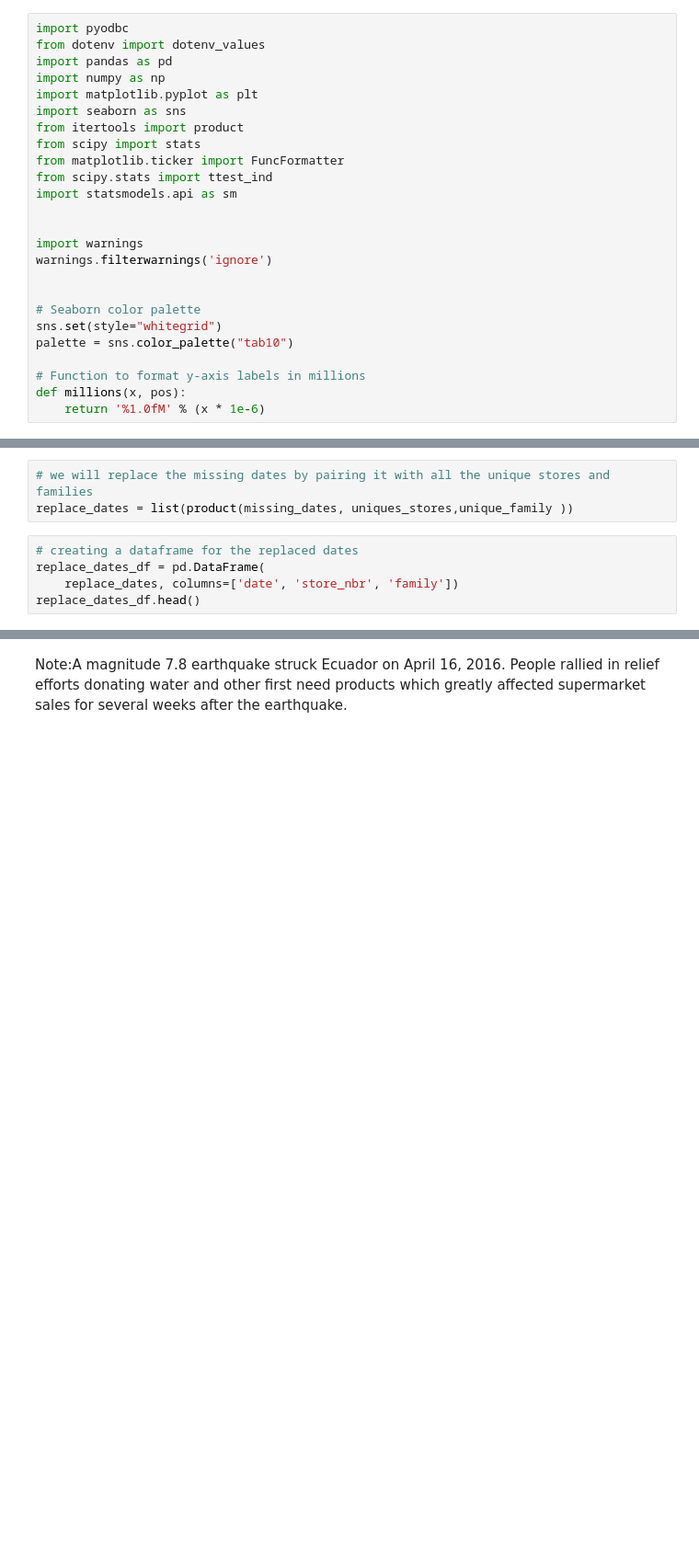
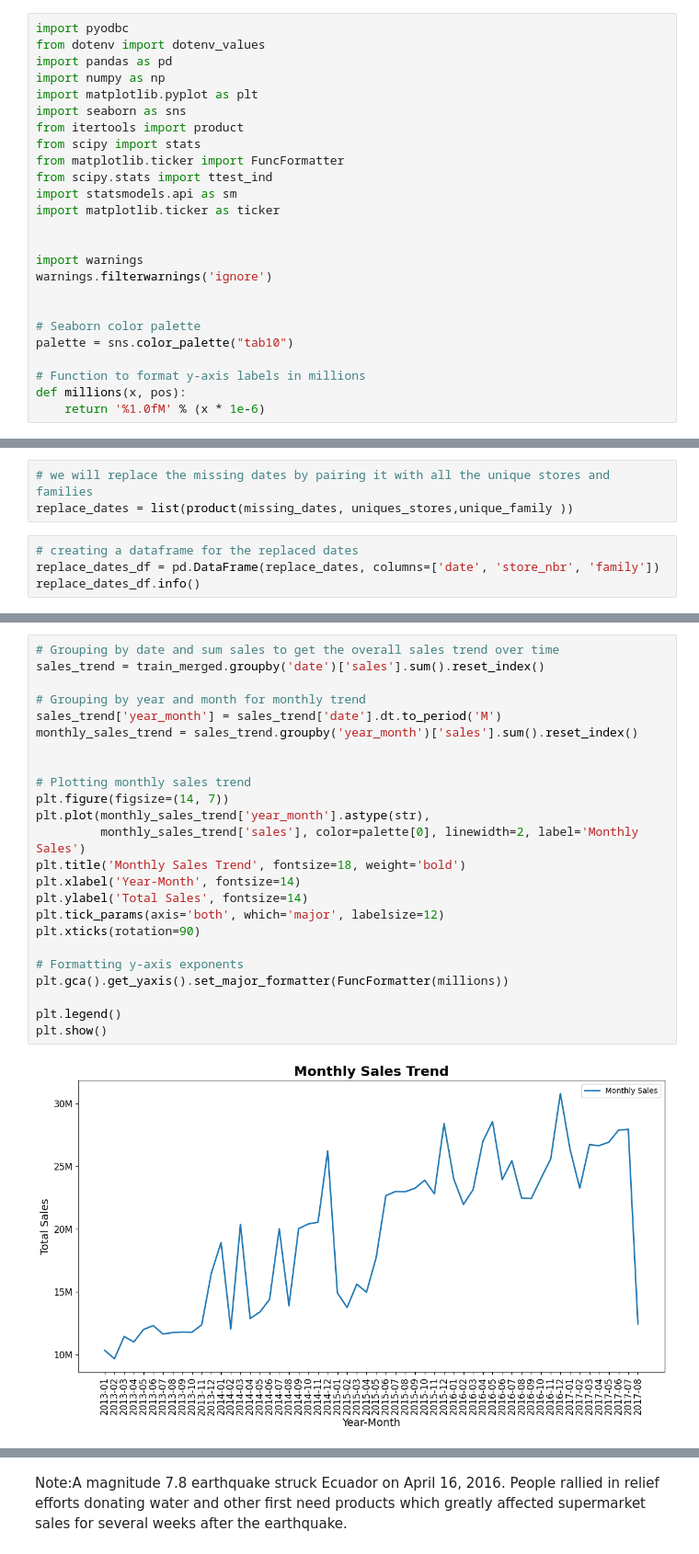
Before and after one commit to elishastanley/Demand-Forecasting-Optimization-for-Corporation-Favorita-A-Time-Series-Regression-ML-Approach, a Jupyter notebook: Notebooks/main.ipynb, the cells around one changed output, grey strips where cells are left out. Shown at 92% size. Drawn from its saved outputs; the diff is of its cells as text; blank space fills up the shorter version.

```diff
--- a/Notebooks/main.ipynb
+++ b/Notebooks/main.ipynb
@@ -62,6 +62,7 @@ from scipy import stats
 from matplotlib.ticker import FuncFormatter
 from scipy.stats import ttest_ind
 import statsmodels.api as sm
+import matplotlib.ticker as ticker
 
 
 import warnings
@@ -69,7 +70,6 @@ warnings.filterwarnings('ignore')
 
 
 # Seaborn color palette
-sns.set(style="whitegrid")
 palette = sns.color_palette("tab10")
 
 # Function to format y-axis labels in millions
@@ -602,6 +545,5 @@ unique_family = train_merged.family.unique()
 replace_dates = list(product(missing_dates, uniques_stores,unique_family ))
 # %%
 # creating a dataframe for the replaced dates
-replace_dates_df = pd.DataFrame(
-    replace_dates, columns=['date', 'store_nbr', 'family'])
-replace_dates_df.head()
+replace_dates_df = pd.DataFrame(replace_dates, columns=['date', 'store_nbr', 'family'])
+replace_dates_df.info()
@@ -632,0 +627,26 @@ yearly_sales = sales_data.groupby(['year', 'date'])[
+# %%
+# Grouping by date and sum sales to get the overall sales trend over time
+sales_trend = train_merged.groupby('date')['sales'].sum().reset_index()
+
+# Grouping by year and month for monthly trend
+sales_trend['year_month'] = sales_trend['date'].dt.to_period('M')
+monthly_sales_trend = sales_trend.groupby('year_month')['sales'].sum().reset_index()
+
+
+# Plotting monthly sales trend
+plt.figure(figsize=(14, 7))
+plt.plot(monthly_sales_trend['year_month'].astype(str),
+         monthly_sales_trend['sales'], color=palette[0], linewidth=2, label='Monthly Sales')
+plt.title('Monthly Sales Trend', fontsize=18, weight='bold')
+plt.xlabel('Year-Month', fontsize=14)
+plt.ylabel('Total Sales', fontsize=14)
+plt.tick_params(axis='both', which='major', labelsize=12)
+plt.xticks(rotation=90)
+
+# Formatting y-axis exponents
+plt.gca().get_yaxis().set_major_formatter(FuncFormatter(millions))
+
+plt.legend()
+plt.show()
+# %% [output]
+[figure, added]
```
Also changed, not shown: parts of 82 cells of this notebook.
